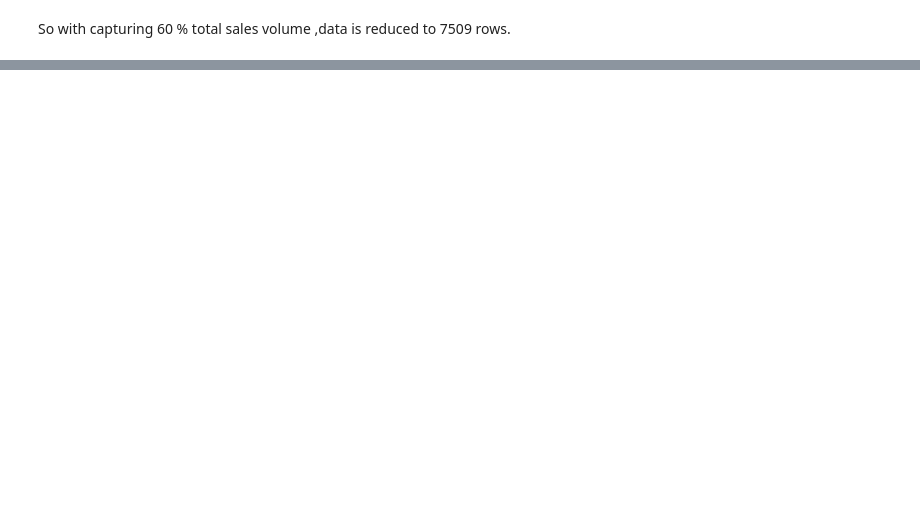
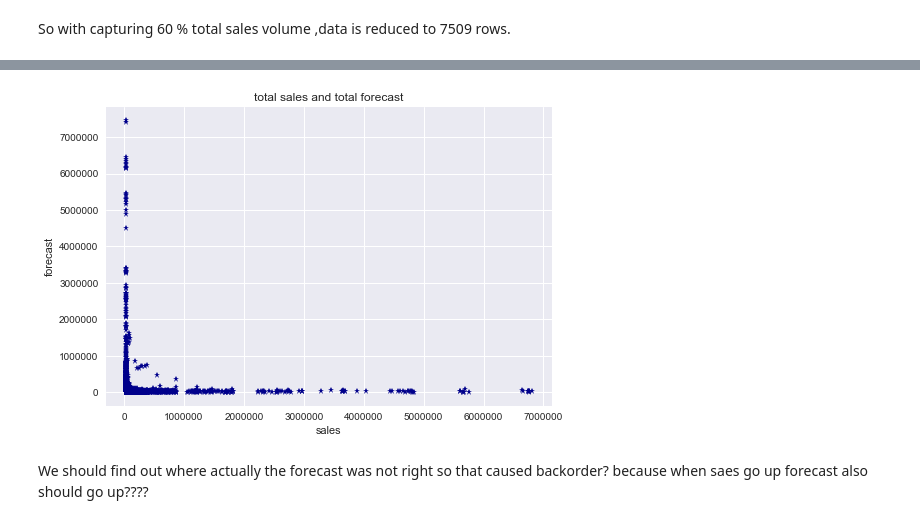
Before and after one commit to hedib/DataScienceProjects, a Jupyter notebook: project_Inventory/backorder.ipynb, the cells around one changed output, grey strips where cells are left out. Cells and saved outputs as stored; diff of their text form; code cells hidden in the pictures; blank space fills up the shorter version.

```diff
--- a/project_Inventory/backorder.ipynb
+++ b/project_Inventory/backorder.ipynb
@@ -297,0 +301,13 @@ So with capturing 60 % total sales volume ,data is reduced to 7509 rows.
+# %%
+total_forecast=(a.forecast_3_month+a.forecast_6_month+a.forecast_9_month)
+a['total_forecast']=total_forecast
+print(np.corrcoef(a.potential_issue,a.pieces_past_due))
+print('Source issue for part identified correlation with backorder',np.corrcoef(a.potential_issue,a.went_on_backorder))
+print('Parts overdue from source correlation with backorder', np.corrcoef(a.went_on_backorder,a.pieces_past_due))
+print('Amount of stock orders overdue correlation with backorder',np.corrcoef(a.went_on_backorder,a.local_bo_qty))
+print('oe_constraint - Part risk flag correlation with backorder',np.corrcoef(a.went_on_backorder,a.oe_constraint))
+print('ppap_risk - Part risk flag correlation with backorder', np.corrcoef(a.went_on_backorder,a.ppap_risk))
+print('Total sales for perior 9,6,3 and 1 month correlation with backorder',np.corrcoef(a.went_on_backorder,a.total_sales))
+print('Total Forecast sales - Part risk flag correlation with backorder',np.corrcoef(a.went_on_backorder,a.total_forecast))
+print('Transit time-Lead time - Part risk flag correlation with backorder', np.corrcoef(a.went_on_backorder,a.lead_time))
+print('Total Forecast sales - Total Sales',np.corrcoef(a.total_sales,a.total_forecast))
@@ -297,0 +335,13 @@ So with capturing 60 % total sales volume ,data is reduced to 7509 rows.
+# %%
+b=a.sort_values('total_sales',ascending = True)
+plt.plot((b.total_sales), a.total_forecast,"*",color='darkblue')
+plt.title('total sales and total forecast')
+plt.xlabel('sales')
+plt.ylabel('forecast')
+plt.show()
+#b[['total_sales','total_forecast']].tail(70)
+# %% [output]
+[figure, added]
+# %% [markdown]
+We should find out where actually the forecast was not right so that caused backorder?
+because when saes go up forecast also should go up????
```
Also changed, not shown: parts of 3 cells of this notebook.
